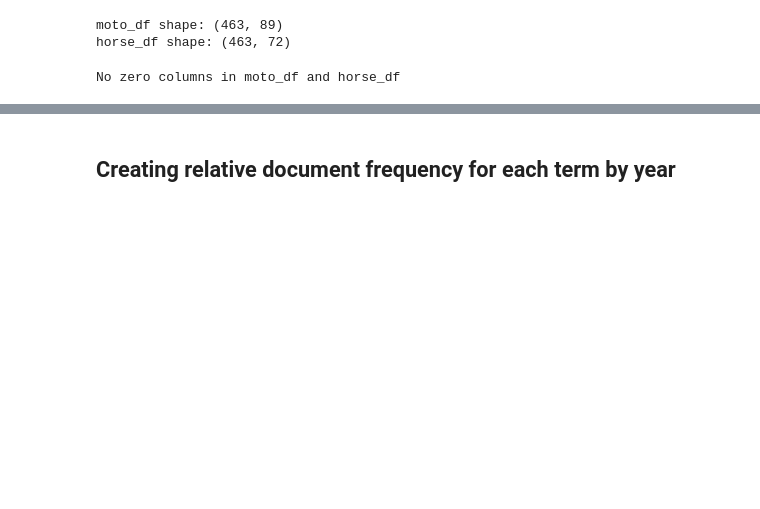
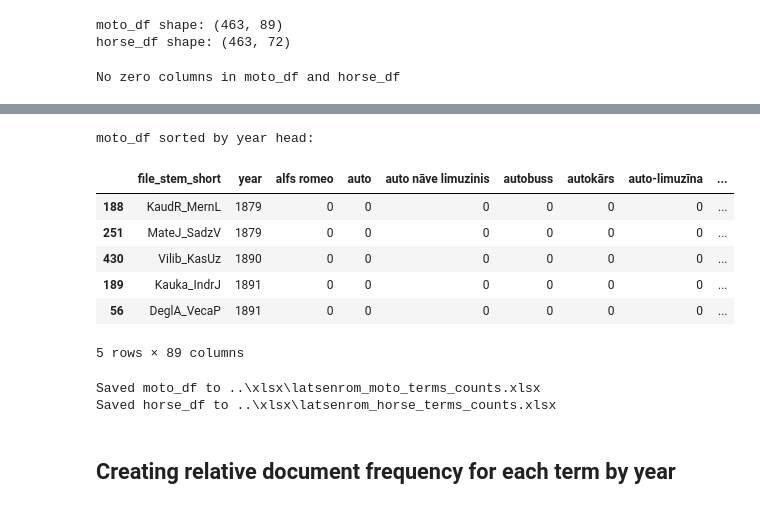
Before and after one commit to ValRCS/lnb_transports, a Jupyter notebook: notebooks/visualize_terms_df_tf_relative_over_time.ipynb, the cells around one changed output, grey strips where cells are left out. Cells and saved outputs as stored; diff of their text form; code cells hidden in the pictures; blank space fills up the shorter version.

```diff
--- a/notebooks/visualize_terms_df_tf_relative_over_time.ipynb
+++ b/notebooks/visualize_terms_df_tf_relative_over_time.ipynb
@@ -548,14 +649,32 @@ horse_df head:
 | 3 | AkurJ_UgunZ | 1925 | 0 | 0 | 0 | 0 | 0 | ... |
 | 4 | Andra_Elita | 1930 | 0 | 0 | 0 | 0 | 0 | ... |
 5 rows × 72 columns
+# %%
+# let's see moto sorted by year
+moto_sorted_by_year = moto_df.sort_values(by="year")
+# head
+print("moto_df sorted by year head:")
+display(moto_sorted_by_year.head())
+# %% [output]
+moto_df sorted by year head:
+|  | file_stem_short | year | alfs romeo | auto | auto nāve limuzinis | autobuss | autokārs | auto-limuzīna | ... |
+| 188 | KaudR_MernL | 1879 | 0 | 0 | 0 | 0 | 0 | 0 | ... |
+| 251 | MateJ_SadzV | 1879 | 0 | 0 | 0 | 0 | 0 | 0 | ... |
+| 430 | Vilib_KasUz | 1890 | 0 | 0 | 0 | 0 | 0 | 0 | ... |
+| 189 | Kauka_IndrJ | 1891 | 0 | 0 | 0 | 0 | 0 | 0 | ... |
+| 56 | DeglA_VecaP | 1891 | 0 | 0 | 0 | 0 | 0 | 0 | ... |
+5 rows × 89 columns
 # %%
 # let's order dataframes by year and save to xlsx files
-# output_moto_xlsx = Path("../xlsx/latsenrom_moto_terms_counts.xlsx")
-# output_horse_xlsx = Path("../xlsx/latsenrom_horse_terms_counts.xlsx")
-# moto_df.sort_values(by="year").to_excel(output_moto_xlsx, index=False)
-# horse_df.sort_values(by="year").to_excel(output_horse_xlsx, index=False)
-# print(f"Saved moto_df to {output_moto_xlsx}")
-# print(f"Saved horse_df to {output_horse_xlsx}")
+output_moto_xlsx = Path("../xlsx/latsenrom_moto_terms_counts.xlsx")
+output_horse_xlsx = Path("../xlsx/latsenrom_horse_terms_counts.xlsx")
+moto_df.sort_values(by="year").to_excel(output_moto_xlsx, index=False)
+horse_df.sort_values(by="year").to_excel(output_horse_xlsx, index=False)
+print(f"Saved moto_df to {output_moto_xlsx}")
+print(f"Saved horse_df to {output_horse_xlsx}")
+# %% [output]
+Saved moto_df to ..\xlsx\latsenrom_moto_terms_counts.xlsx
+Saved horse_df to ..\xlsx\latsenrom_horse_terms_counts.xlsx
 # %% [markdown]
 ## Creating relative document frequency for each term by year
 # %%
```
Also changed, not shown: parts of 26 cells of this notebook.
